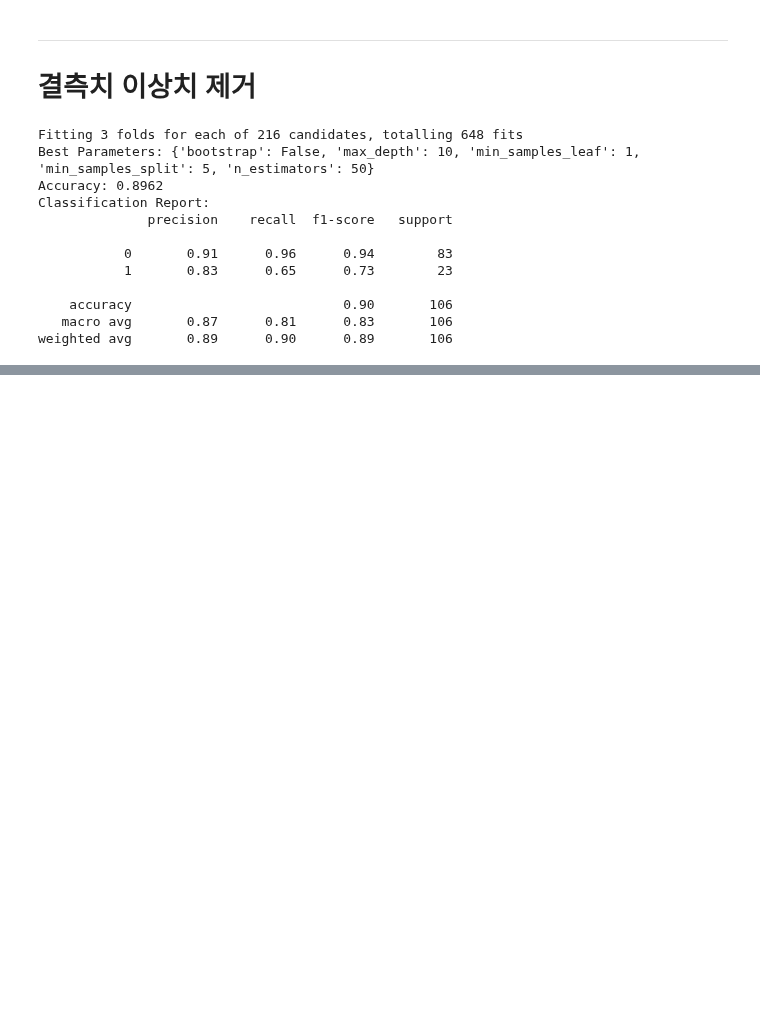
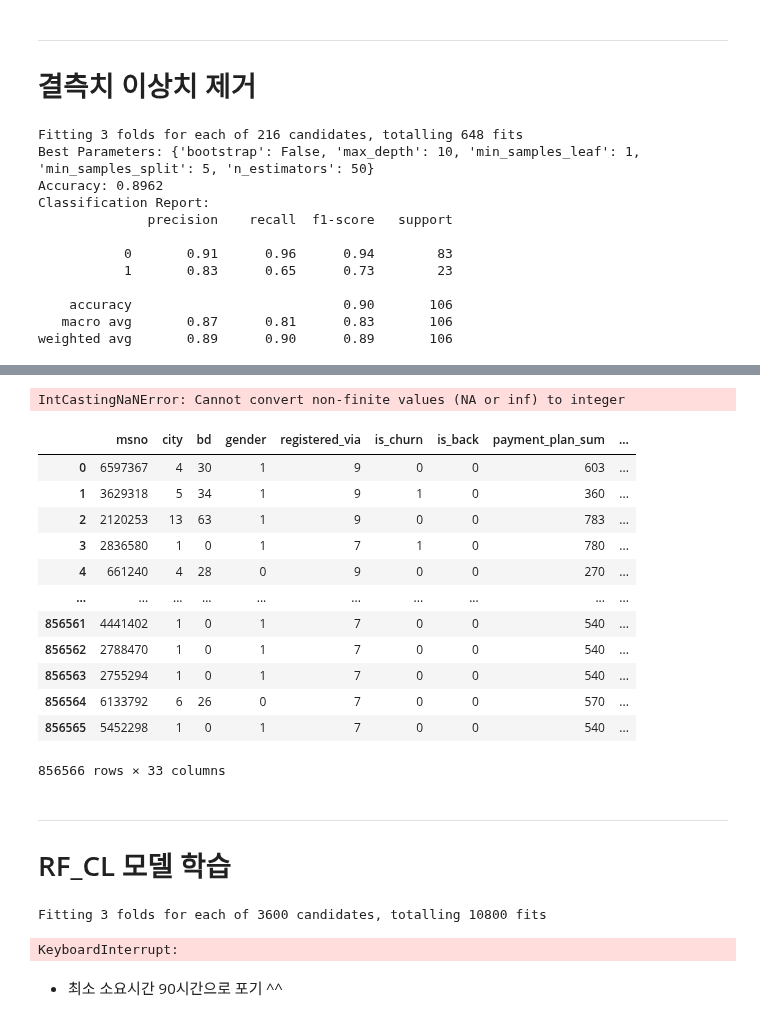
Before and after one commit to SKNETWORKS-FAMILY-AICAMP/SKN09-2nd-2Team, a Jupyter notebook: jaehyeok/jaehyeok.ipynb, the cells around one changed output, grey strips where cells are left out. Cells and saved outputs as stored; diff of their text form; code cells hidden in the pictures; blank space fills up the shorter version.

Commit message:
model coding

```diff
--- a/jaehyeok/jaehyeok.ipynb
+++ b/jaehyeok/jaehyeok.ipynb
@@ -475,0 +663,5 @@ weighted avg       0.89      0.90      0.89       106
+# %%
+df['gender'] = df['gender'].map({'male': 1, 'female': 0}).astype(int)
+df.info()
+# %% [output]
+IntCastingNaNError: Cannot convert non-finite values (NA or inf) to integer
@@ -475,0 +670,61 @@ weighted avg       0.89      0.90      0.89       106
+# %%
+df = pd.read_csv('E:/sum_data/user_gender_encoded.csv')
+df
+# %% [output]
+|  | msno | city | bd | gender | registered_via | is_churn | is_back | payment_plan_sum | ... |
+| 0 | 6597367 | 4 | 30 | 1 | 9 | 0 | 0 | 603 | ... |
+| 1 | 3629318 | 5 | 34 | 1 | 9 | 1 | 0 | 360 | ... |
+| 2 | 2120253 | 13 | 63 | 1 | 9 | 0 | 0 | 783 | ... |
+| 3 | 2836580 | 1 | 0 | 1 | 7 | 1 | 0 | 780 | ... |
+| 4 | 661240 | 4 | 28 | 0 | 9 | 0 | 0 | 270 | ... |
+| ... | ... | ... | ... | ... | ... | ... | ... | ... | ... |
+| 856561 | 4441402 | 1 | 0 | 1 | 7 | 0 | 0 | 540 | ... |
+| 856562 | 2788470 | 1 | 0 | 1 | 7 | 0 | 0 | 540 | ... |
+| 856563 | 2755294 | 1 | 0 | 1 | 7 | 0 | 0 | 540 | ... |
+| 856564 | 6133792 | 6 | 26 | 0 | 7 | 0 | 0 | 570 | ... |
+| 856565 | 5452298 | 1 | 0 | 1 | 7 | 0 | 0 | 540 | ... |
+856566 rows × 33 columns
+# %% [markdown]
+---
+# RF_CL 모델 학습
+# %%
+from sklearn.model_selection import GridSearchCV
+from sklearn.metrics import classification_report, accuracy_score
+
+# RandomForestClassifier 하이퍼파라미터 설정 (GridSearchCV에 사용할 값)
+param_grid = {
+    'n_estimators': [50, 100, 150, 200],       # 트리의 개수
+    'max_depth': [5, 10, 20, 30, 40, 50],       # 트리의 최대 깊이
+    'min_samples_split': [2, 5, 10, 15, 20],    # 분할을 위한 최소 샘플 수
+    'min_samples_leaf': [1, 2, 5, 10, 15],      # 리프 노드의 최소 샘플 수
+    'max_features': ['auto', 'sqrt', 'log2'],   # 각 분할에서 사용할 특성의 수
+    'bootstrap': [True, False]                   # 부트스트랩 샘플링 여부
+}
+
+# RandomForestClassifier 모델 생성
+rf_model = RandomForestClassifier(random_state=42)
+
+# GridSearchCV를 이용한 하이퍼파라미터 튜닝
+grid_search = GridSearchCV(rf_model, param_grid=param_grid,
+                           cv=3, verbose=2, n_jobs=-1)
+
+# 모델 학습
+grid_search.fit(X_train, y_train)
+
+# 최적 하이퍼파라미터 출력
+print("Best Parameters:", grid_search.best_params_)
+
+# 최적 모델로 테스트 데이터에 대한 예측
+best_rf_model = grid_search.best_estimator_
+y_pred_best = best_rf_model.predict(X_test)
+
+# 모델 평가
+accuracy_best = accuracy_score(y_test, y_pred_best)
+print(f"Optimized Accuracy: {accuracy_best:.4f}")
+print("\nOptimized Classification Report:")
+print(classification_report(y_test, y_pred_best))
+# %% [output]
+Fitting 3 folds for each of 3600 candidates, totalling 10800 fits
+KeyboardInterrupt:
+# %% [markdown]
+- 최소 소요시간 90시간으로 포기 ^^
```
Also changed, not shown: parts of 16 cells of this notebook.
